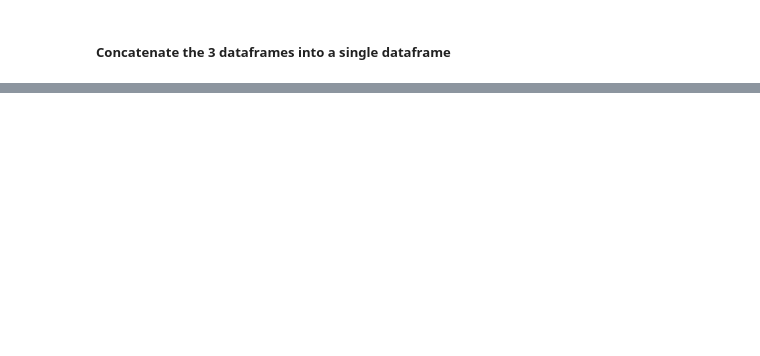
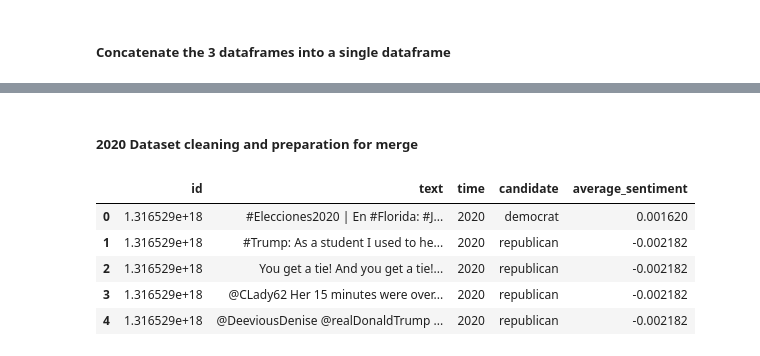
Before and after one commit to azmedtech/Election_Prediction_Project_4, a Jupyter notebook: Sentiment_Analysis/Combined_Data_2016_2020_2024.ipynb, the cells around one changed output, grey strips where cells are left out. Drawn from its saved outputs; the diff is of its cells as text; code cells hidden in the pictures; blank space fills up the shorter version.

```diff
--- a/Sentiment_Analysis/Combined_Data_2016_2020_2024.ipynb
+++ b/Sentiment_Analysis/Combined_Data_2016_2020_2024.ipynb
@@ -239,0 +260,15 @@ Total rows in combined DataFrame: 258793
+# %% [markdown]
+##### 2020 Dataset cleaning and preparation for merge
+# %%
+# Read in 2020 CSV file
+summary_data_2020_df = pd.read_csv("../CSV_Outputs/sent_info_for_db_2020.csv",)
+
+# Display sample data
+summary_data_2020_df.head(5)
+# %% [output]
+|  | id | text | time | candidate | average_sentiment |
+| 0 | 1.316529e+18 | #Elecciones2020 | En #Florida: #J... | 2020 | democrat | 0.001620 |
+| 1 | 1.316529e+18 | #Trump: As a student I used to he... | 2020 | republican | -0.002182 |
+| 2 | 1.316529e+18 | You get a tie! And you get a tie!... | 2020 | republican | -0.002182 |
+| 3 | 1.316529e+18 | @CLady62 Her 15 minutes were over... | 2020 | republican | -0.002182 |
+| 4 | 1.316529e+18 | @DeeviousDenise @realDonaldTrump ... | 2020 | republican | -0.002182 |
```
Also changed, not shown: parts of 8 cells of this notebook, 10 other files.
